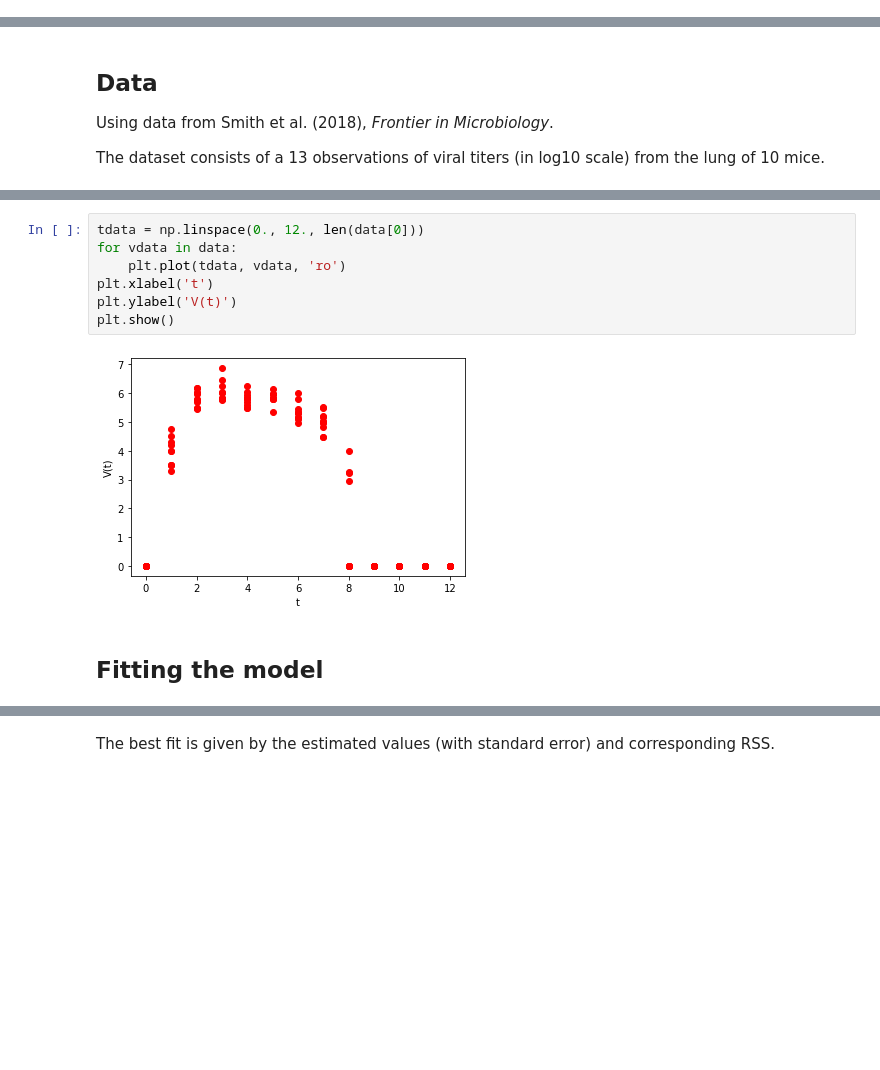
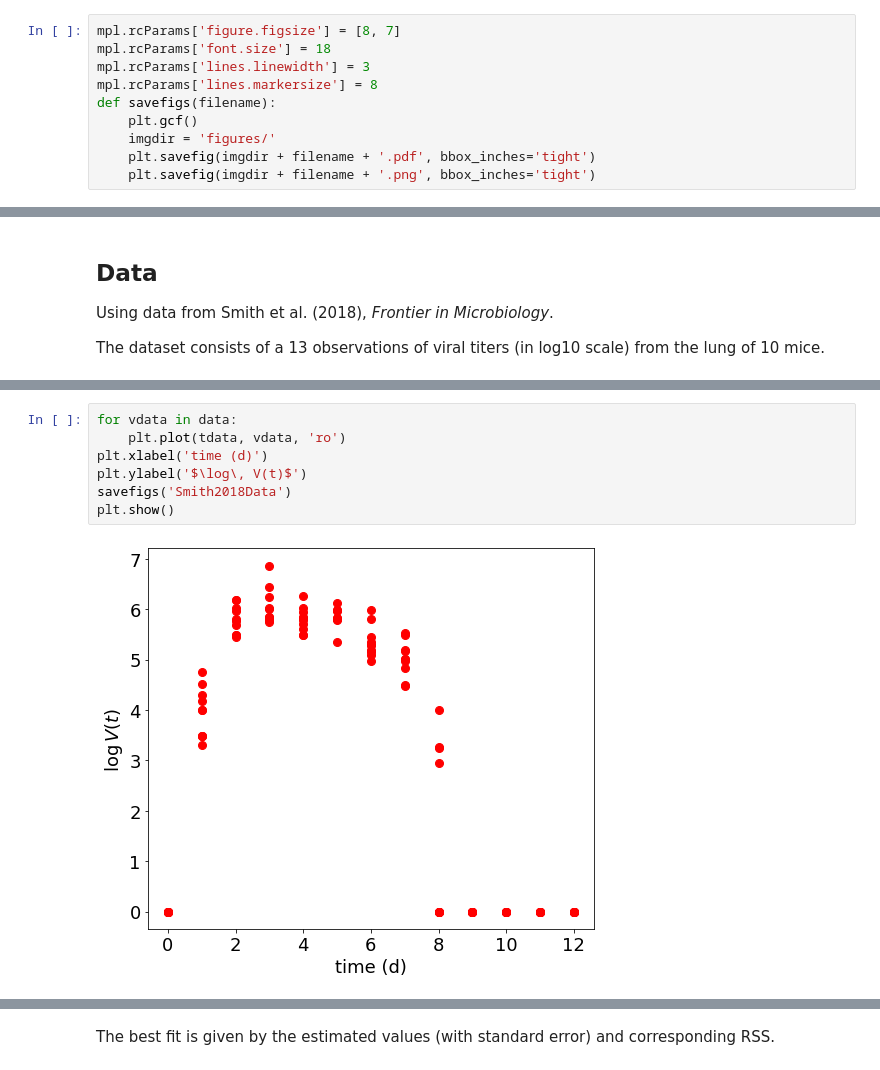
Before and after one commit to ccontrer/20-08Covid19Physiology, a Jupyter notebook: python/Application- Influenza Data.ipynb, the cells around one changed output, grey strips where cells are left out. Drawn from its saved outputs; the diff is of its cells as text; blank space fills up the shorter version.

```diff
--- a/python/Application- Influenza Data.ipynb
+++ b/python/Application- Influenza Data.ipynb
@@ -25,4 +27,14 @@ import numpy as np
 import matplotlib.pyplot as plt
+# %%
+mpl.rcParams['figure.figsize'] = [8, 7]
+mpl.rcParams['font.size'] = 18
+mpl.rcParams['lines.linewidth'] = 3
+mpl.rcParams['lines.markersize'] = 8
+def savefigs(filename):
+    plt.gcf()
+    imgdir = 'figures/'
+    plt.savefig(imgdir + filename + '.pdf', bbox_inches='tight')
+    plt.savefig(imgdir + filename + '.png', bbox_inches='tight')
 # %%
 from VirusLoadFunction import VirusLoadFunction
 # %% [markdown]
@@ -45,11 +72,9 @@ Plot data set
 # %%
-tdata = np.linspace(0., 12., len(data[0]))
 for vdata in data:
     plt.plot(tdata, vdata, 'ro')
-plt.xlabel('t')
-plt.ylabel('V(t)')
+plt.xlabel('time (d)')
+plt.ylabel('$\log\, V(t)$')
+savefigs('Smith2018Data')
 plt.show()
 # %% [output]
-[figure, old version]
+[figure, new version]
-# %% [markdown]
-## Fitting the model
```
Also changed, not shown: parts of 27 cells of this notebook, 11 other files.
